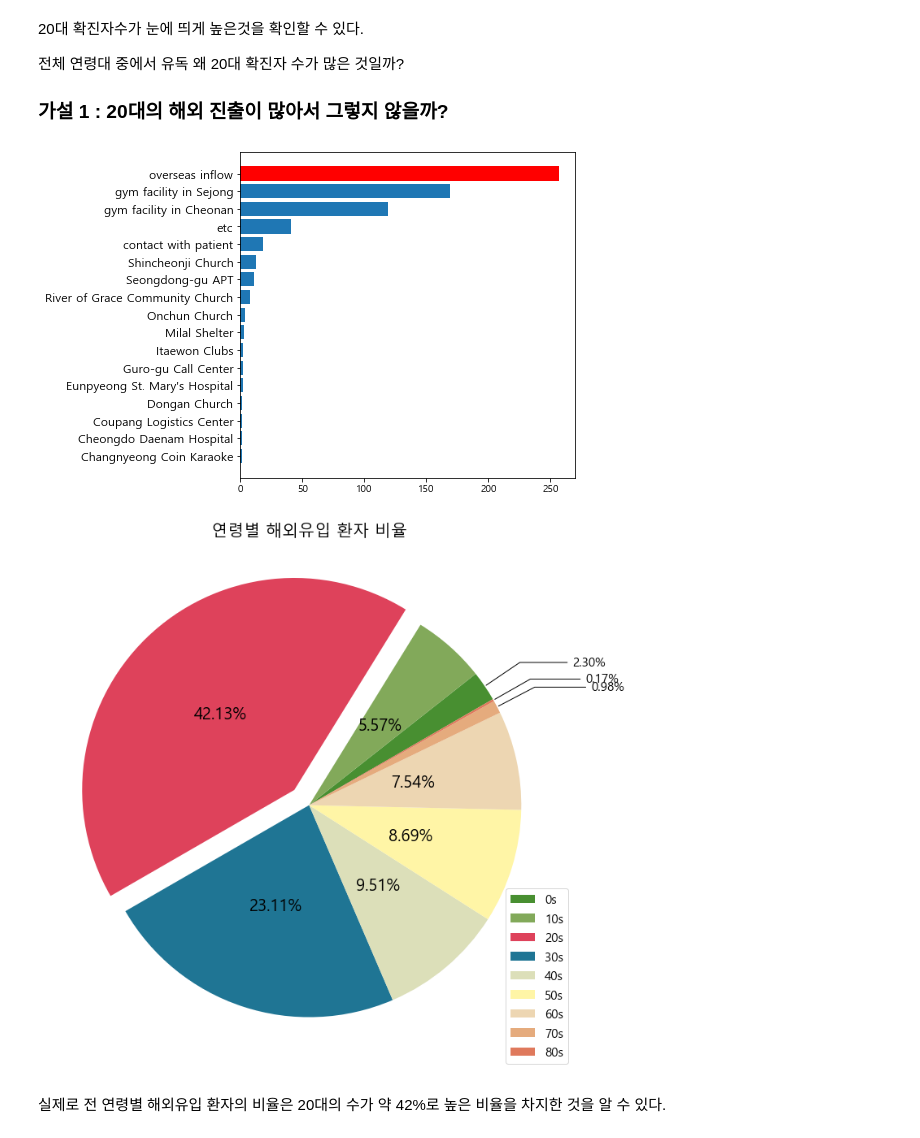
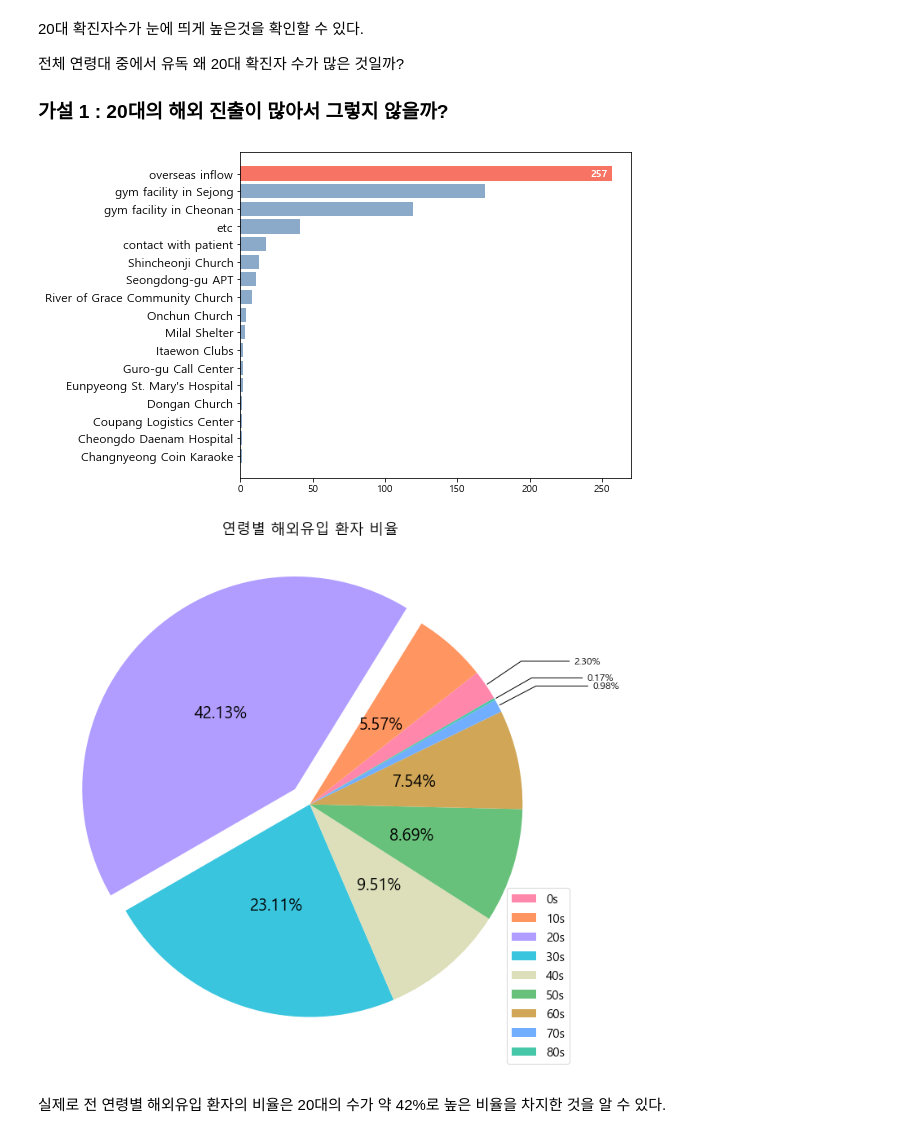
Before and after one commit to JooEHyeon/CORONA19_data_analysis, a Jupyter notebook: 0907_final.ipynb, the cells around one changed output. Cells and saved outputs as stored; diff of their text form; code cells hidden in the pictures.

Commit message:
modified some colors

```diff
--- a/0907_final.ipynb
+++ b/0907_final.ipynb
@@ -70,37 +70,39 @@ patient_info = pd.read_csv(drive_path + 'PatientInfo.csv')
 
 # 결측치 제거 -> 2758 row
 patient_info.dropna(axis=0, subset=['infection_case', 'age'], inplace = True)
 
 # infection_case = overseas inflow 만 남기기  -> 610 row
 patient_info = patient_info[patient_info.age == '20s']
 
 #감염경로별로 보기
 patient_info = patient_info.infection_case
 patient_info
 
 #연령별 합 구하고 인덱스로 정렬
 counts = patient_info.value_counts().sort_index()
 counts = counts.sort_values()
 values = np.array(counts)
 
 #인덱스 라벨링
 labels = patient_info.value_counts().sort_index().index
 labels = np.array(labels)
 
 # 그래프 그리기
-fig = plt.figure(figsize=(6,6))
+fig = plt.figure(figsize=(7,6))
 ax = fig.add_subplot(111) # = add_subplot(1,1,1) (row, column, position)
 
 xpos = np.arange(len(values)) # range(len(countries))
-plt.barh(xpos, values, height=0.8) # , align='center'
+plt.barh(xpos, values, height=0.8, color = '#8baac9') # , align='center'
 # plt.yticks(fontsize=20)
 # plt.ylabel('확진', fontsize=30)
 plt.yticks(xpos, labels, fontsize = 12)
 # plt.xlabel('감염 경로', fontsize=15)
-plt.barh(xpos[-1], values[-1], color='r')
+plt.barh(xpos[-1], values[-1], color='#f77363')
+plt.text(values[-1]-15, xpos[-1], str(values[-1]), va='center', fontweight='bold', color = 'white')
+# text(v + 3, i + .25, str(v), color='blue', fontweight='bold')
 plt.show()
 # %% [output]
-[figure, old version]
+[figure, new version]
 # %%
 
 # 데이터 로드 -> 4004 row
@@ -127,7 +129,7 @@ labels = np.array(labels)
 explodes = [0, 0, 0.1, 0, 0, 0, 0, 0, 0]
 
 #파이차트 색 -> 좀더 구분 잘 되는 색으로 바꿔야한다.
-colors = ['#488f31','#82a95a','#de425b','#1f7594','#dcdfb9','#fff5a6','#edd6b2','#e5ab7d','#df795c']
+colors = ['#ff87ab','#ff9661','#b19dff','#3ac5de','#dcdfb9','#68c17a','#d1a656','#72aeff','#46c7a8']
 
 # pie chart
 fig = plt.figure(figsize = (12,12))
@@ -167,7 +169,7 @@ for i,l in enumerate(labels):
         connectionstyle = "angle,angleA=0,angleB={}".format(ang) ## 시작점과 끝점 연결 스타일
         config["arrowprops"].update({"connectionstyle": connectionstyle}) ##
         ax.annotate(text, xy=(x, y), xytext=(1.5*x, 1.2*y),
-                    horizontalalignment=horizontalalignment,fontsize=15, **config)
+                    horizontalalignment=horizontalalignment,fontsize=12, **config)
     else:
         x = (r/2)*np.cos(np.pi/180*((ang1+ang2)/2)) + center[0] ## 텍스트 x좌표
         y = (r/2)*np.sin(np.pi/180*((ang1+ang2)/2)) + center[1] ## 텍스트 y좌표
@@ -175,10 +177,10 @@ for i,l in enumerate(labels):
 
 
 plt.legend(labels, fontsize = 15, loc = 'lower right')
-plt.title('연령별 해외유입 환자 비율', fontsize = 20)
+plt.title('연령별 해외유입 환자 비율', fontsize = 18)
 plt.show()
 # %% [output]
-[figure, old version]
+[figure, new version]
 # %% [markdown]
 실제로 전 연령별 해외유입 환자의 비율은 20대의 수가 약 42%로 높은 비율을 차지한 것을 알 수 있다.
 # %%
```
Also changed, not shown: parts of 3 cells of this notebook.
